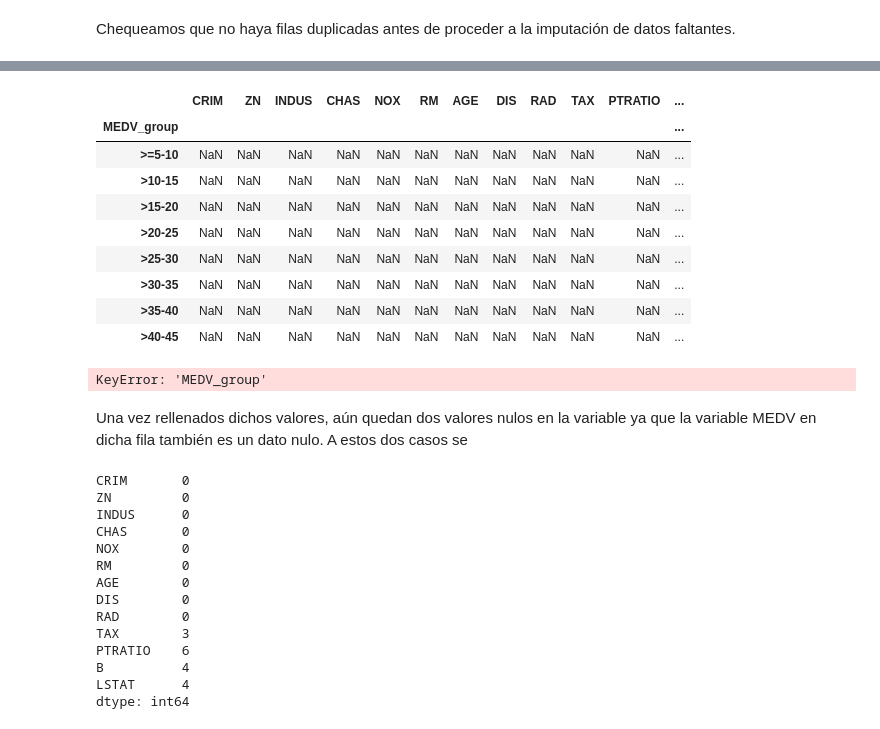
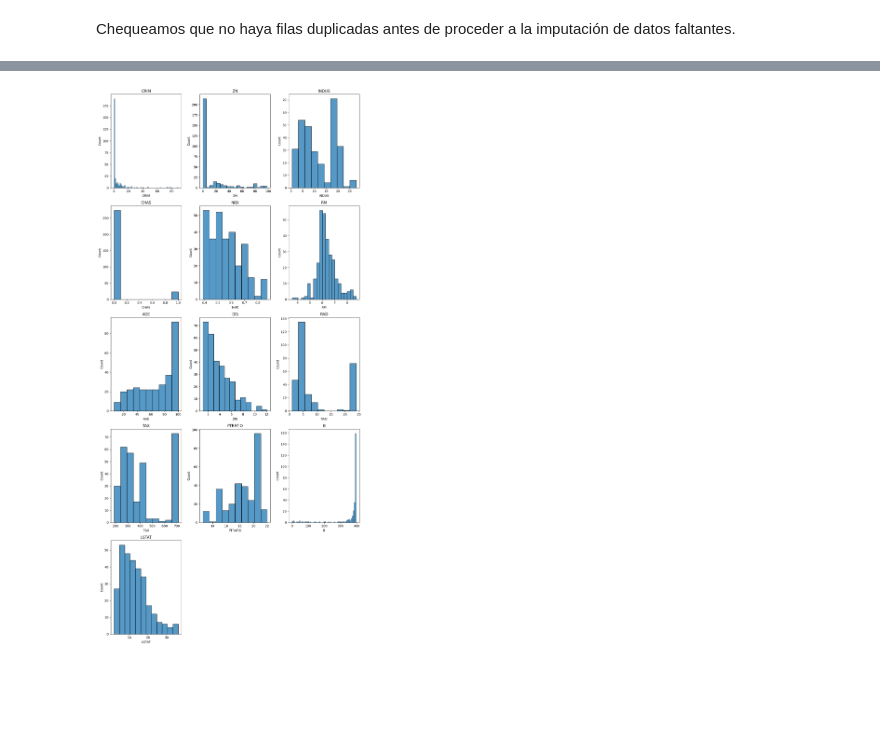
Before and after one commit to julilc/AA1-TUIA-LopezCeratto-RodriguezGrino-Slepoy, a Jupyter notebook: TP-regresion-AA1.ipynb, the cells around one changed output, grey strips where cells are left out. Cells and saved outputs as stored; diff of their text form; code cells hidden in the pictures; blank space fills up the shorter version.

```diff
--- a/TP-regresion-AA1.ipynb
+++ b/TP-regresion-AA1.ipynb
@@ -385,46 +174,27 @@ grouped_df_sin_test = df_sin_test.groupby('MEDV_group').mean()
-# %%
-grouped_df_sin_test
-# %% [output]
-|  | CRIM | ZN | INDUS | CHAS | NOX | RM | AGE | DIS | RAD | TAX | PTRATIO | ... |
-| MEDV_group |  |  |  |  |  |  |  |  |  |  |  | ... |
-| >=5-10 | NaN | NaN | NaN | NaN | NaN | NaN | NaN | NaN | NaN | NaN | NaN | ... |
-| >10-15 | NaN | NaN | NaN | NaN | NaN | NaN | NaN | NaN | NaN | NaN | NaN | ... |
-| >15-20 | NaN | NaN | NaN | NaN | NaN | NaN | NaN | NaN | NaN | NaN | NaN | ... |
-| >20-25 | NaN | NaN | NaN | NaN | NaN | NaN | NaN | NaN | NaN | NaN | NaN | ... |
-| >25-30 | NaN | NaN | NaN | NaN | NaN | NaN | NaN | NaN | NaN | NaN | NaN | ... |
-| >30-35 | NaN | NaN | NaN | NaN | NaN | NaN | NaN | NaN | NaN | NaN | NaN | ... |
-| >35-40 | NaN | NaN | NaN | NaN | NaN | NaN | NaN | NaN | NaN | NaN | NaN | ... |
-| >40-45 | NaN | NaN | NaN | NaN | NaN | NaN | NaN | NaN | NaN | NaN | NaN | ... |
-# %%
-# Definir una función para rellenar los valores faltantes con la mediana de su grupo
-def fill_missing_tax(row):
-    if pd.isnull(row['TAX']):
-        # Calcular la mediana del grupo de MEDV al que pertenece
-        median_tax = grouped_df_sin_test[grouped_df_sin_test['MEDV_group'] == row['MEDV_group']]['TAX'].median()
-        return median_tax
-    else:
-        return row['TAX']
-
-# Aplicar la función al DataFrame
-X_train['TAX'] = X_train.apply(fill_missing_tax, axis=1)
-# %% [output]
-KeyError: 'MEDV_group'
-# %% [markdown]
-Una vez rellenados dichos valores, aún quedan dos valores nulos en la variable ya que la variable MEDV en dicha fila también es un dato nulo. A estos dos casos se
-# %%
-X_train.isnull().sum()
-# %% [output]
-CRIM       0
-ZN         0
-INDUS      0
-CHAS       0
-NOX        0
-RM         0
-AGE        0
-DIS        0
-RAD        0
-TAX        3
-PTRATIO    6
-B          4
-LSTAT      4
-dtype: int64
+# %%
+def hist_plot(df):
+    l = len(df.columns)
+    # Determina el número de filas
+    rows = (l + 2) // 3
+    cols = 3  # Tres columnas por fila
+
+    # Crear los subplots
+    fig, axes = plt.subplots(rows, cols, figsize=(12, 5 * rows))
+    axes = axes.flatten()  # Aplana los ejes para fácil indexación
+
+    # Graficar cada columna en su respectivo subplot
+    for i, col in enumerate(df.columns):
+        sns.histplot(df[col], ax=axes[i])
+        axes[i].set_title(col)
+
+    # Eliminar subplots vacíos si el número de columnas no es múltiplo de 3
+    for j in range(i + 1, rows * cols):
+        fig.delaxes(axes[j])
+
+    plt.tight_layout()
+    plt.show()
+
+
+hist_plot(X_train)
+# %% [output]
+[figure, added]
```
Also changed, not shown: parts of 141 cells of this notebook, 1 other file.
